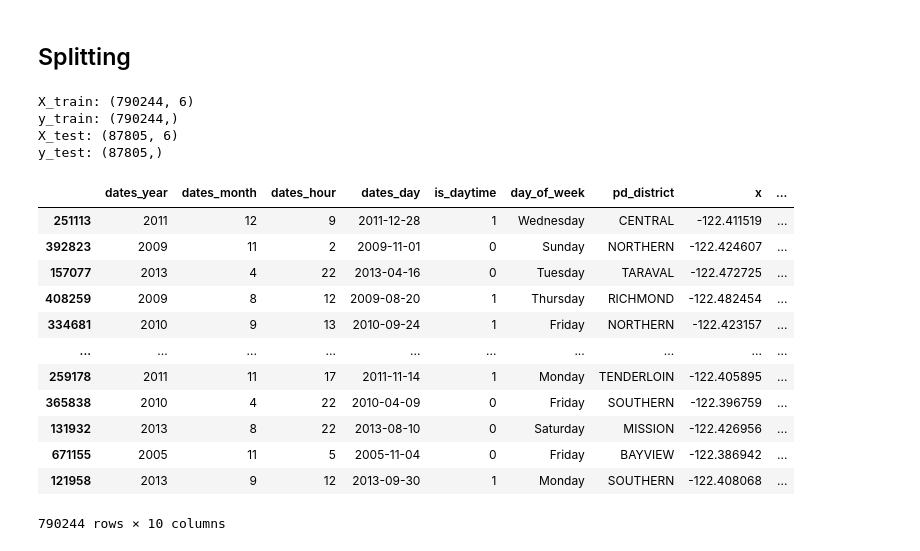
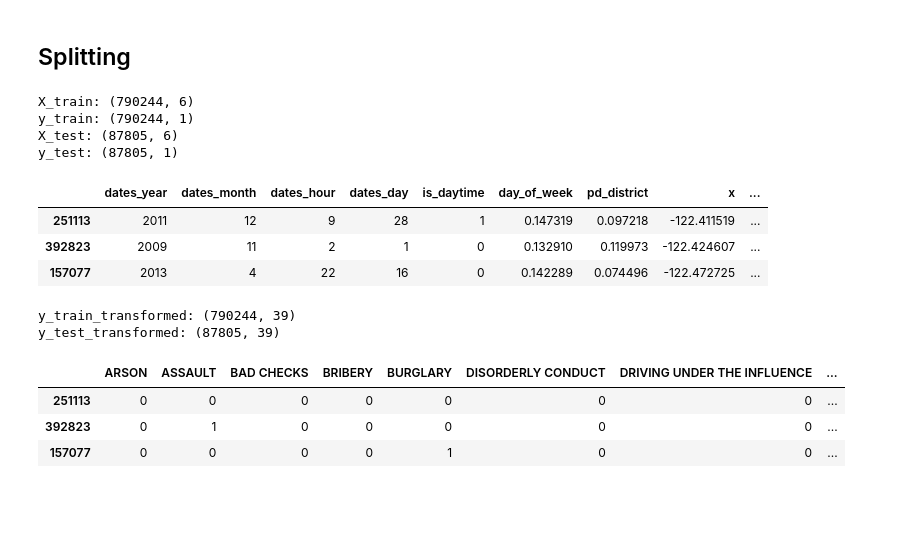
Before and after one commit to marcodeamicis/sf_crime, a Jupyter notebook: notebooks/2_data_preparation_suto.ipynb, the cells around one changed output. Saved outputs shown, nothing was run; the diff lists cells and outputs as text; code cells hidden in the pictures; blank space fills up the shorter version.

```diff
--- a/notebooks/2_data_preparation_suto.ipynb
+++ b/notebooks/2_data_preparation_suto.ipynb
@@ -258,7 +260,7 @@ df_prepared.head()
 ## Splitting
 # %%
 X = df_prepared.drop(columns=['category'])
-y = df_prepared['category']
+y = df_prepared[['category']]
 
 X_train, X_test, y_train, y_test = train_test_split(X, y, test_size=0.1, random_state=RANDOM_STATE)
 
@@ -268,30 +270,53 @@ X_test: {X_test.shape}
 y_test: {y_test.shape}""")
 # %% [output]
 X_train: (790244, 6)
-y_train: (790244,)
+y_train: (790244, 1)
 X_test: (87805, 6)
-y_test: (87805,)
+y_test: (87805, 1)
 # %%
 X_train_transformed = X_train.copy()
 X_train_transformed = create_date_based_columns(X_train_transformed)
 X_train_transformed = create_simplified_address_column(X_train_transformed)
 
-preprocessing = TransformCordinates()
-preprocessing.fit(X_train_transformed)
-X_train_transformed = preprocessing.transform(X_train_transformed)
+X_test_transformed = X_test.copy()
+X_test_transformed = create_date_based_columns(X_test_transformed)
+X_test_transformed = create_simplified_address_column(X_test_transformed)
 
-X_train_transformed
+pipe = Pipeline([
+    ('preprocessing', TransformCordinates(columns=['x', 'y'])),
+    ('rare', RareLabelEncoder(tol=0.01, variables=['simplified_address'])),
+    ('frequency_address', CountFrequencyEncoder(encoding_method='frequency', variables=['simplified_address'])),
+    ('frequency_others', CountFrequencyEncoder(encoding_method='frequency', variables=['pd_district', 'day_of_week']))
+])
+
+pipe.fit(X_train_transformed)
+X_train_transformed = pipe.transform(X_train_transformed)
+X_test_transformed = pipe.transform(X_test_transformed)
+
+X_train_transformed.head(3)
 # %% [output]
 |  | dates_year | dates_month | dates_hour | dates_day | is_daytime | day_of_week | pd_district | x | ... |
-| 251113 | 2011 | 12 | 9 | 2011-12-28 | 1 | Wednesday | CENTRAL | -122.411519 | ... |
-| 392823 | 2009 | 11 | 2 | 2009-11-01 | 0 | Sunday | NORTHERN | -122.424607 | ... |
-| 157077 | 2013 | 4 | 22 | 2013-04-16 | 0 | Tuesday | TARAVAL | -122.472725 | ... |
-| 408259 | 2009 | 8 | 12 | 2009-08-20 | 1 | Thursday | RICHMOND | -122.482454 | ... |
-| 334681 | 2010 | 9 | 13 | 2010-09-24 | 1 | Friday | NORTHERN | -122.423157 | ... |
-| ... | ... | ... | ... | ... | ... | ... | ... | ... | ... |
-| 259178 | 2011 | 11 | 17 | 2011-11-14 | 1 | Monday | TENDERLOIN | -122.405895 | ... |
-| 365838 | 2010 | 4 | 22 | 2010-04-09 | 0 | Friday | SOUTHERN | -122.396759 | ... |
-| 131932 | 2013 | 8 | 22 | 2013-08-10 | 0 | Saturday | MISSION | -122.426956 | ... |
-| 671155 | 2005 | 11 | 5 | 2005-11-04 | 0 | Friday | BAYVIEW | -122.386942 | ... |
-| 121958 | 2013 | 9 | 12 | 2013-09-30 | 1 | Monday | SOUTHERN | -122.408068 | ... |
+| 251113 | 2011 | 12 | 9 | 28 | 1 | 0.147319 | 0.097218 | -122.411519 | ... |
+| 392823 | 2009 | 11 | 2 | 1 | 0 | 0.132910 | 0.119973 | -122.424607 | ... |
+| 157077 | 2013 | 4 | 22 | 16 | 0 | 0.142289 | 0.074496 | -122.472725 | ... |
-790244 rows × 10 columns
+# %%
+ohe = OneHotEncoder(drop_last=False)
+y_train_ohe = ohe.fit_transform(y_train)
+y_train_ohe = y_train_ohe[sorted(y_train_ohe.columns)]
+y_train_ohe.columns = [x[9:] for x in y_train_ohe.columns]
+
+y_test_ohe = ohe.transform(y_test)
+y_test_ohe = y_test_ohe[sorted(y_test_ohe.columns)]
+y_test_ohe.columns = [x[9:] for x in y_test_ohe.columns]
+
+print(f"""y_train_transformed: {y_train_ohe.shape}
+y_test_transformed: {y_test_ohe.shape}""")
+
+y_train_ohe.head(3)
+# %% [output]
+y_train_transformed: (790244, 39)
+y_test_transformed: (87805, 39)
+|  | ARSON | ASSAULT | BAD CHECKS | BRIBERY | BURGLARY | DISORDERLY CONDUCT | DRIVING UNDER THE INFLUENCE | ... |
+| 251113 | 0 | 0 | 0 | 0 | 0 | 0 | 0 | ... |
+| 392823 | 0 | 1 | 0 | 0 | 0 | 0 | 0 | ... |
+| 157077 | 0 | 0 | 0 | 0 | 1 | 0 | 0 | ... |
```
Also changed, not shown: parts of 5 cells of this notebook, 1 other file.
